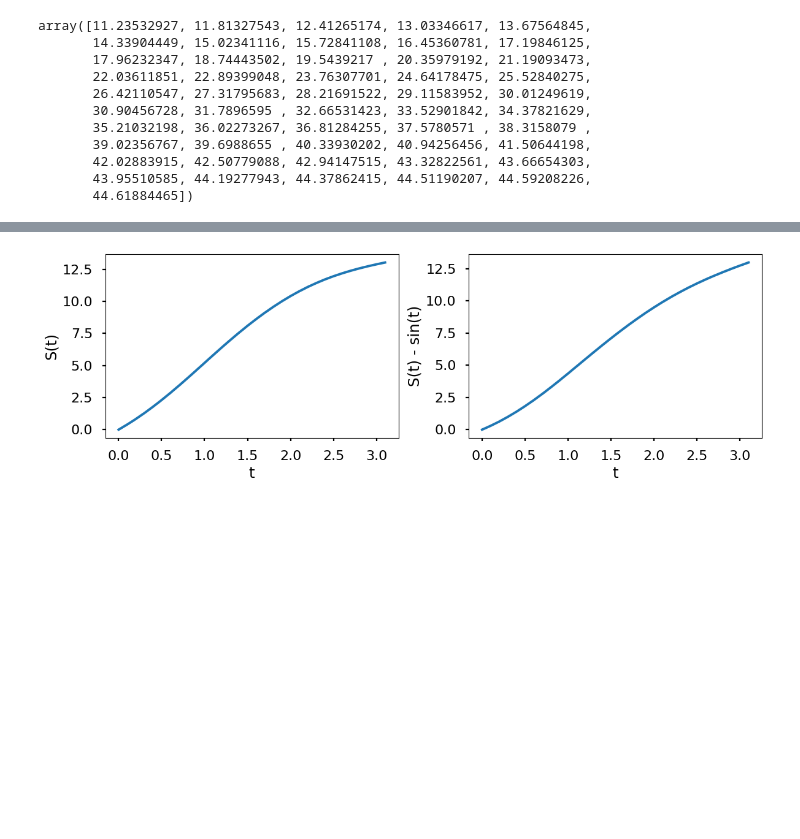
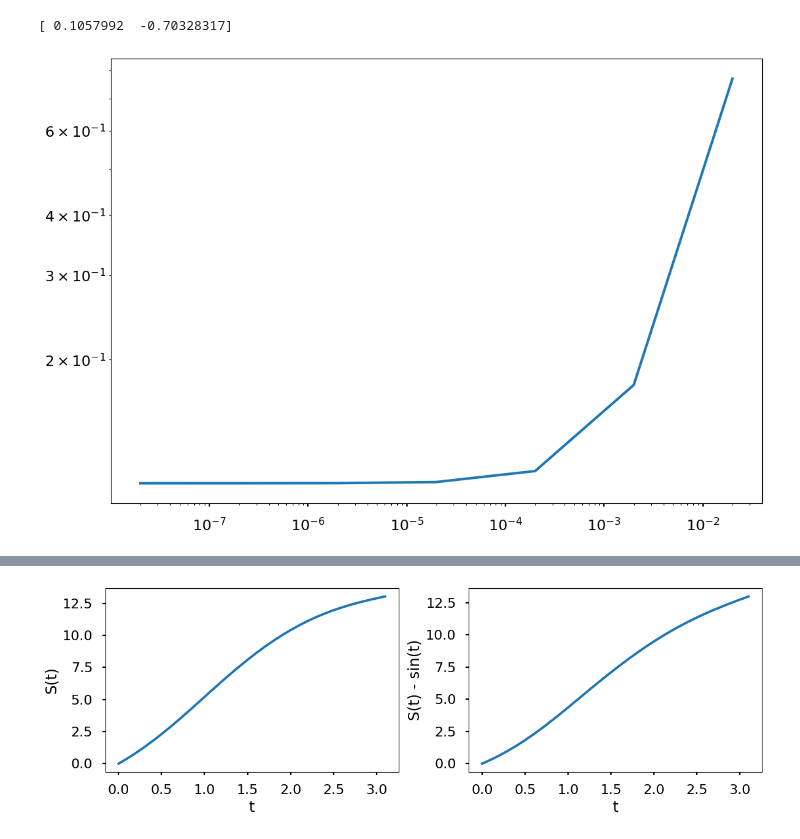
Before and after one commit to simonhansedasi/AMATH, a Jupyter notebook: HW1/HW1.ipynb, the cells around one changed output, grey strips where cells are left out. Saved outputs shown, nothing was run; the diff lists cells and outputs as text; code cells hidden in the pictures; blank space fills up the shorter version.

```diff
--- a/HW1/HW1.ipynb
+++ b/HW1/HW1.ipynb
@@ -4,17 +5,42 @@ import matplotlib.pyplot as plt
 # %%
+#Question 1
+#part a -- Forward Euler
+
+#define delta t values
 del_t = [2e-2, 2e-3, 2e-4, 2e-5, 2e-6, 2e-7, 2e-8]
+
+
+#given ODE
 f = lambda t, y: -3 * y * np.sin(t)
+
+#given solution
 y_true = lambda t, y: (np.pi / np.sqrt(2)) * np.exp(-3 * (np.cos(t)))
+
+#given initial condition
 y_0 = np.pi / np.sqrt(2)
+
+#set up loop over time steps
+A2 = np.array([])
 for i in del_t:
     dt = i
     t = np.arange(0, 5 + dt, dt)
     y = np.zeros(len(t))
     y[0] = (np.pi)/np.sqrt(2)
-    for j in range(0, len(t) - 1):
+
+    #implement FE and calculate error
+    for n in range(0, len(t) - 1):
         y[0] = y_0
+        y[n + 1] = y[n] + dt * f(t[n], y[n])
+    E = abs(y_true(t[5], y[5]) - f(t[5], y[5]))
+    print('time step: ' + str(i))
+    print(E)
+    A2 = np.append(A2,E)
+    print('')
+    if i == 2e-8:
+        print('end of the road!')
+        A1 = E
+        print('A1 = ' + str(A1))
+        print('A2 = ' + str(A2))
 
-        y[j + 1] = y[j] + dt * f(t[j], y[j])
-    E = abs(y_true(t[5], y[5]) - f(t[5], y[5]))
-    print(E)
+    # break
 # %% [output]
@@ -75,14 +64,11 @@ for i in range(0, len(t) - 1):
-# %%
- (np.pi) * np.exp(3*np.cos(t-1))/np.sqrt(2)
-# %% [output]
-array([11.23532927, 11.81327543, 12.41265174, 13.03346617, 13.67564845,
-       14.33904449, 15.02341116, 15.72841108, 16.45360781, 17.19846125,
-       17.96232347, 18.74443502, 19.5439217 , 20.35979192, 21.19093473,
-       22.03611851, 22.89399048, 23.76307701, 24.64178475, 25.52840275,
-       26.42110547, 27.31795683, 28.21691522, 29.11583952, 30.01249619,
-       30.90456728, 31.7896595 , 32.66531423, 33.52901842, 34.37821629,
-       35.21032198, 36.02273267, 36.81284255, 37.5780571 , 38.3158079 ,
-       39.02356767, 39.6988655 , 40.33930202, 40.94256456, 41.50644198,
-       42.02883915, 42.50779088, 42.94147515, 43.32822561, 43.66654303,
-       43.95510585, 44.19277943, 44.37862415, 44.51190207, 44.59208226,
-       44.61884465])
+# %%
+# plt.loglog(del_t, A2)
+# plt.ylim(.01,10)
+plt.loglog((del_t), (A2))
+# plt.xscale('log')
+# plt.yscale('log')
+r = np.polyfit(np.log(del_t), np.log(A2), 1)
+print(r)
+# %% [output]
+[ 0.1057992  -0.70328317]
+[figure, added]
```
Also changed, not shown: parts of 6 cells of this notebook, 1 other file.
